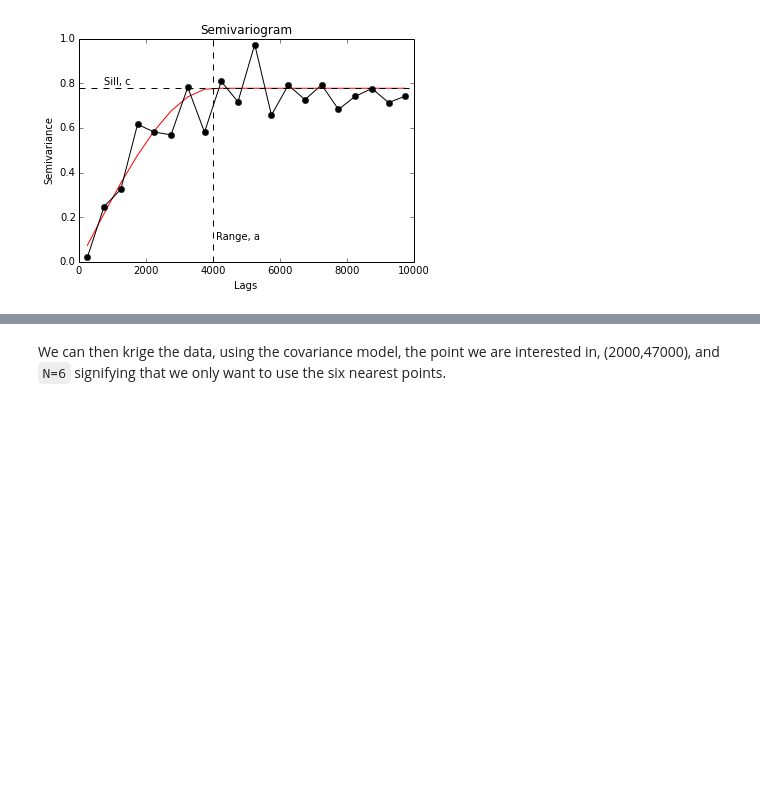
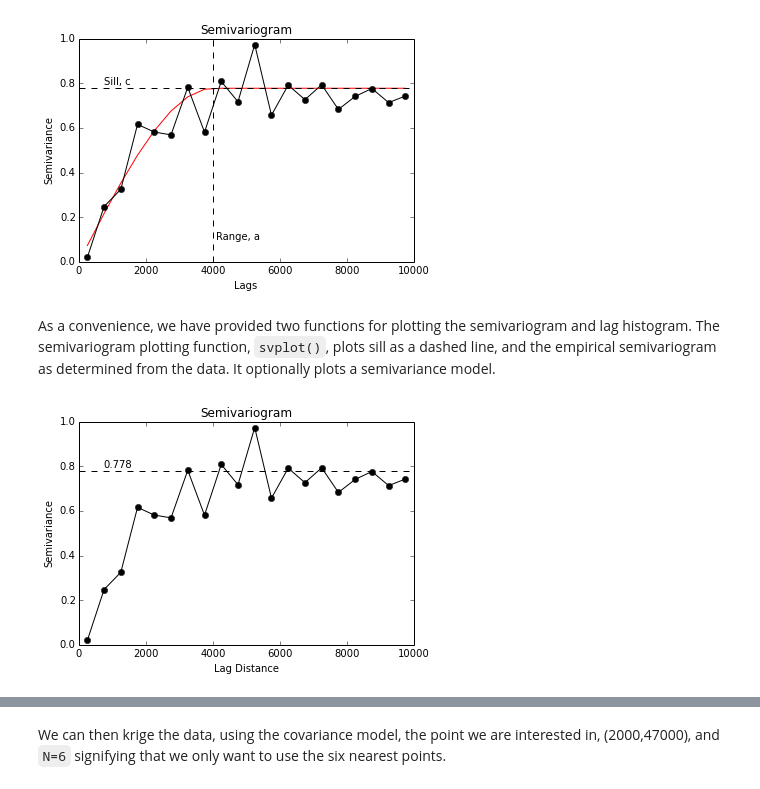
Before and after one commit to cjohnson318/geostatsmodels, a Jupyter notebook: notebooks/KrigingExample.ipynb, the cells around one changed output, grey strips where cells are left out. Drawn from its saved outputs; the diff is of its cells as text; code cells hidden in the pictures; blank space fills up the shorter version.

```diff
--- a/notebooks/KrigingExample.ipynb
+++ b/notebooks/KrigingExample.ipynb
@@ -67,3 +67,9 @@ ax.set_ylabel('Semivariance')
 ax.set_xlabel('Lags') ;
 # %% [output]
 [figure]
+# %% [markdown]
+As a convenience, we have provided two functions for plotting the semivariogram and lag histogram. The semivariogram plotting function, `svplot()`, plots sill as a dashed line, and the empirical semivariogram as determined from the data. It optionally plots a semivariance model.
+# %%
+utilities.svplot( ZoneA, lags, tolerance )
+# %% [output]
+[figure, added]
```
Also changed, not shown: parts of 10 cells of this notebook.
